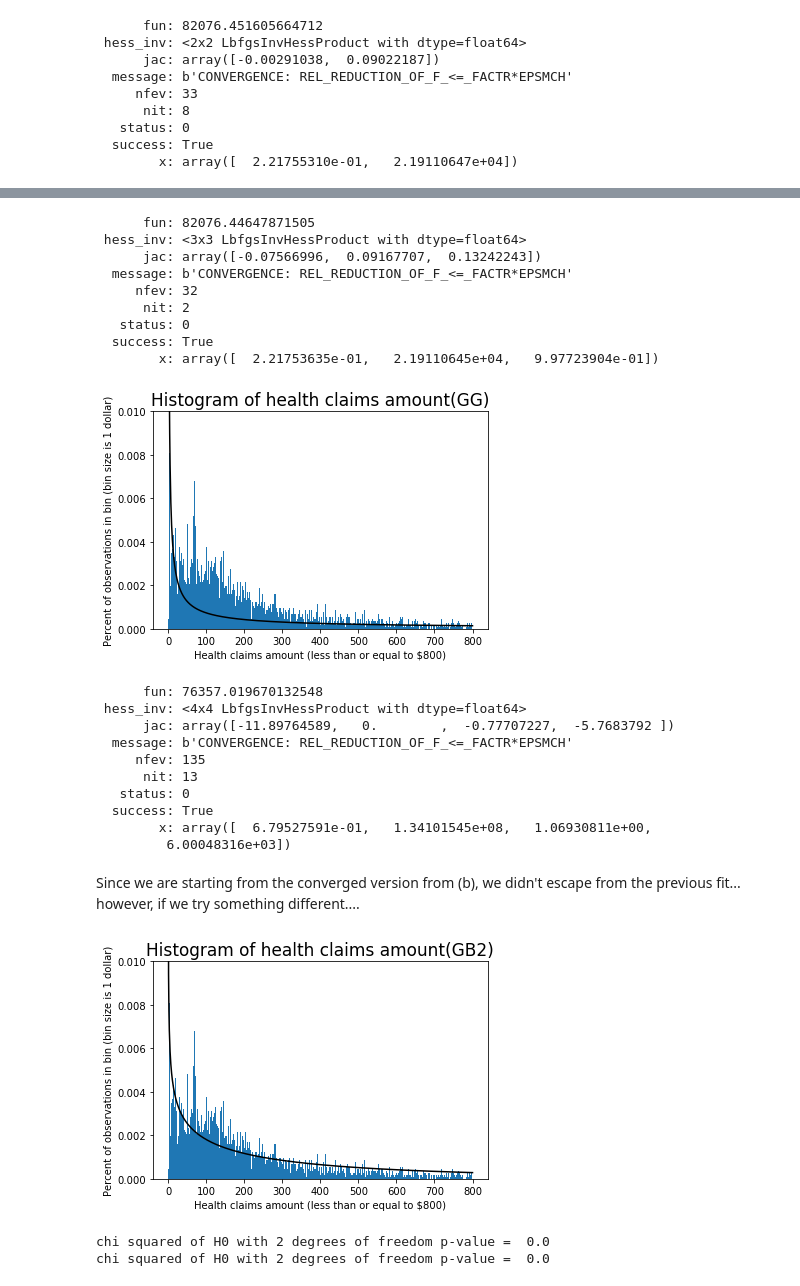
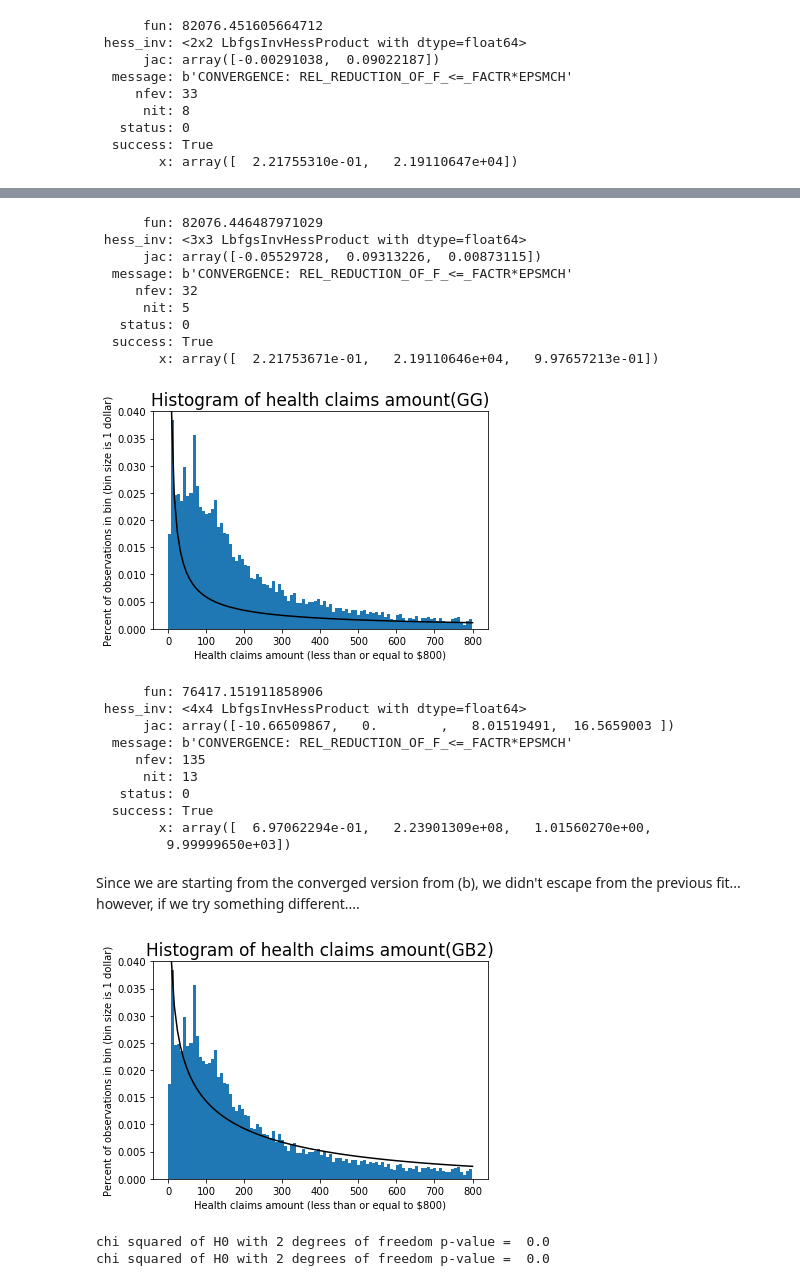
Before and after one commit to ChenAnhua/BootCamp2017, a Jupyter notebook: Personal_lecture_material/Econ/wk4/Exercise_1.ipynb, the cells around one changed output, grey strips where cells are left out. Drawn from its saved outputs; the diff is of its cells as text; code cells hidden in the pictures.

```diff
--- a/Personal_lecture_material/Econ/wk4/Exercise_1.ipynb
+++ b/Personal_lecture_material/Econ/wk4/Exercise_1.ipynb
@@ -139,7 +140,7 @@ alpha_init = alpha_GA
 #alpha_init = 5
 beta_init = beta_GA
 #beta_init = 10
-m_init = 1
+m_init = 0.9
 #m_init = 5
 
 params_init = (alpha_init, beta_init, m_init)
@@ -150,29 +151,29 @@ results = opt.minimize(crit_GG, params_init, args=(mle_args_GG), method='L-BFGS-
 alpha_GG, beta_GG, m_GG = results.x
 print(results)
 # %% [output]
-      fun: 82076.44647871505
+      fun: 82076.446487971029
  hess_inv: <3x3 LbfgsInvHessProduct with dtype=float64>
-      jac: array([-0.07566996,  0.09167707,  0.13242243])
+      jac: array([-0.05529728,  0.09313226,  0.00873115])
   message: b'CONVERGENCE: REL_REDUCTION_OF_F_<=_FACTR*EPSMCH'
      nfev: 32
-      nit: 2
+      nit: 5
    status: 0
   success: True
-        x: array([  2.21753635e-01,   2.19110645e+04,   9.97723904e-01])
+        x: array([  2.21753671e-01,   2.19110646e+04,   9.97657213e-01])
 # %%
 #plotting
-clms_dist = np.linspace(1e-3, 800, 800)
-pdf_dist = GG_dist(clms_dist, alpha_GG, beta_GG, m_GG)
-num_bins_GG = 800
+clms_dist = np.linspace(1e-30, 800, 101)
+pdf_dist = GG_dist(clms_dist, alpha_GG, beta_GG, m_GG)*800/100
+num_bins_GG = 100
 n, bin_cuts, patches = plt.hist(df_sub, num_bins_GG, weights=weights_sub)
 plt.plot(clms_dist, pdf_dist, "k-")
 plt.title('Histogram of health claims amount(GG)', fontsize=17)
 plt.xlabel(r'Health claims amount (less than or equal to $800)')
 plt.ylabel(r'Percent of observations in bin (bin size is 1 dollar)')
-plt.ylim(0, 0.01)
+plt.ylim(0, 0.04)
 plt.show()
 # %% [output]
-[figure, old version]
+[figure, new version]
 # %%
 # question on GB2
 ## question on estimate GG distribution
@@ -228,7 +229,7 @@ def crit_GB2(params, args):
 import scipy.optimize as opt
 
 #estimated the parameters
-q_init = 6000
+q_init = 10000
 a_init = m_GG
 #a_init = 5
 b_init = q_init**(1/m_GG)*beta_GG
@@ -245,32 +246,32 @@ results = opt.minimize(crit_GB2, params_init, args=(mle_args_GG), method='L-BFGS
 a_GB2, b_GB2, p_GB2, q_GB2 = results.x
 print(results)
 # %% [output]
-      fun: 76357.019670132548
+      fun: 76417.151911858906
  hess_inv: <4x4 LbfgsInvHessProduct with dtype=float64>
-      jac: array([-11.89764589,   0.        ,  -0.77707227,  -5.7683792 ])
+      jac: array([-10.66509867,   0.        ,   8.01519491,  16.5659003 ])
   message: b'CONVERGENCE: REL_REDUCTION_OF_F_<=_FACTR*EPSMCH'
      nfev: 135
       nit: 13
    status: 0
   success: True
-        x: array([  6.79527591e-01,   1.34101545e+08,   1.06930811e+00,
-         6.00048316e+03])
+        x: array([  6.97062294e-01,   2.23901309e+08,   1.01560270e+00,
+         9.99999650e+03])
 # %% [markdown]
 Since we are starting from the converged version from (b), we didn't escape from the previous fit... however, if we try something different....
 # %%
 #plotting
-clms_dist = np.linspace(1e-3, 800, 800)
-pdf_dist = GB2_dist(clms_dist, a_GB2, b_GB2, p_GB2, q_GB2)
-num_bins_GG = 800
+clms_dist = np.linspace(1e-3, 800, 100)
+pdf_dist = GB2_dist(clms_dist, a_GB2, b_GB2, p_GB2, q_GB2)*8
+num_bins_GG = 100
 n, bin_cuts, patches = plt.hist(df_sub, num_bins_GG, weights=weights_sub)
 plt.plot(clms_dist, pdf_dist, "k-")
 plt.title('Histogram of health claims amount(GB2)', fontsize=17)
 plt.xlabel(r'Health claims amount (less than or equal to $800)')
 plt.ylabel(r'Percent of observations in bin (bin size is 1 dollar)')
-plt.ylim(0, 0.01)
+plt.ylim(0, 0.04)
 plt.show()
 # %% [output]
-[figure, old version]
+[figure, new version]
 # %%
 # Likelihood ratio test
 # (b) with (d)
```
Also changed, not shown: parts of 1 cell of this notebook, 24 other files.
